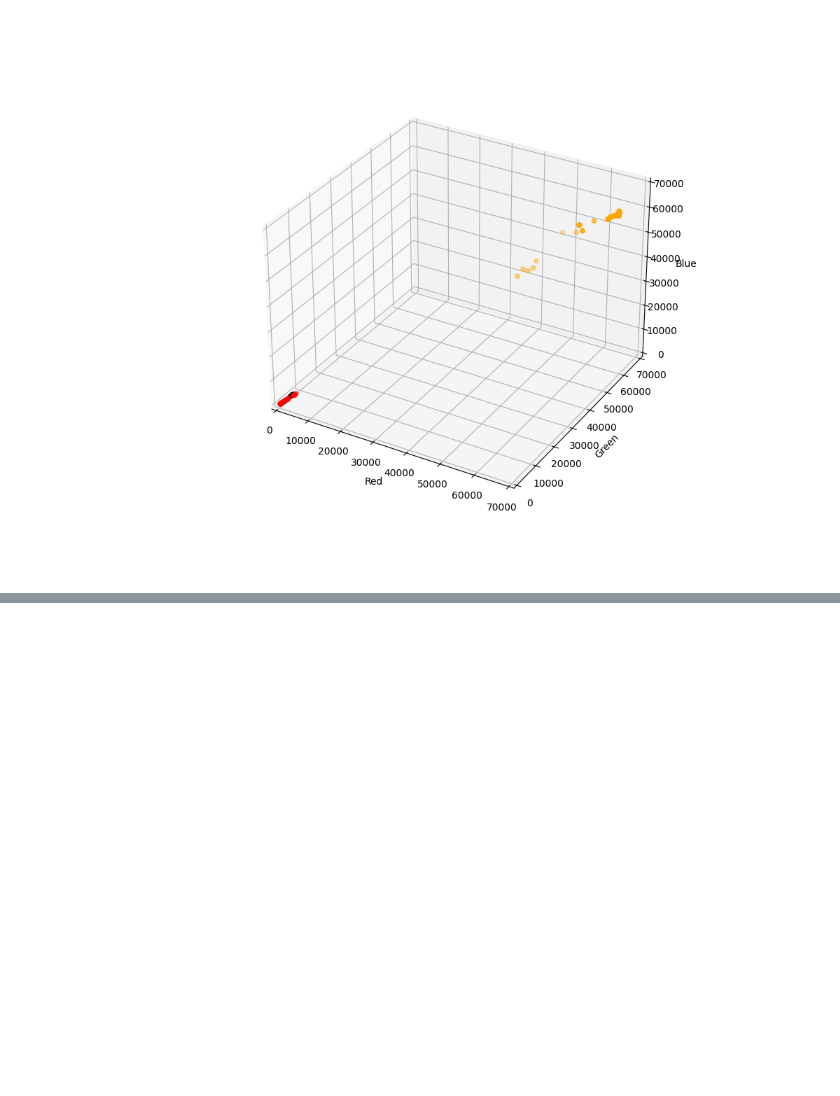
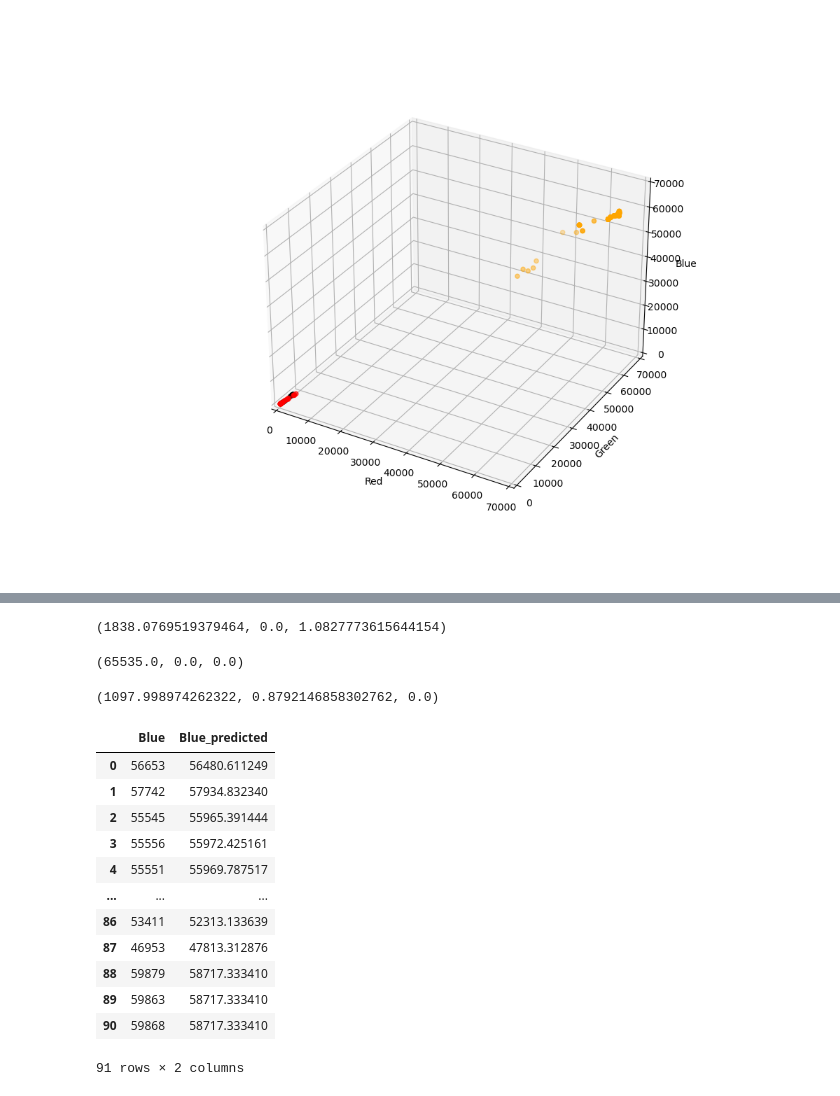
Before and after one commit to DimitarKV/CBLEmbedded, a Jupyter notebook: Orchestrator/Orchestrator.Portal/PointPlot/3DViewColorSensor.ipynb, the cells around one changed output, grey strips where cells are left out. Saved outputs shown, nothing was run; the diff lists cells and outputs as text; code cells hidden in the pictures; blank space fills up the shorter version.

```diff
--- a/Orchestrator/Orchestrator.Portal/PointPlot/3DViewColorSensor.ipynb
+++ b/Orchestrator/Orchestrator.Portal/PointPlot/3DViewColorSensor.ipynb
@@ -66,0 +98,62 @@ fg3 = ax.scatter3D(dfBlack['Red'], dfBlack['Green'], dfBlack['Blue'], color='bla
+# %%
+#Linear regression for the Red
+X_reg_train = dfWhite_train[['Green','Blue']].copy()
+y_reg_train = dfWhite_train[['Red']].copy()
+
+X_reg_train = dfWhite_test[['Green','Blue']].copy()
+y_reg_train = dfWhite_test[['Red']].copy()
+
+reg = LinearRegression()
+
+reg.fit(X_reg_train.values, y_reg_train)
+
+reg.intercept_[0], reg.coef_[0][0], reg.coef_[0][1]
+# %% [output]
+(1838.0769519379464, 0.0, 1.0827773615644154)
+# %%
+#Linear regression for the Green
+X_reg_train = dfWhite_train[['Red','Blue']].copy()
+y_reg_train = dfWhite_train[['Green']].copy()
+
+X_reg_train = dfWhite_test[['Red','Blue']].copy()
+y_reg_train = dfWhite_test[['Green']].copy()
+
+reg = LinearRegression()
+
+reg.fit(X_reg_train.values, y_reg_train)
+
+reg.intercept_[0], reg.coef_[0][0], reg.coef_[0][1]
+# %% [output]
+(65535.0, 0.0, 0.0)
+# %%
+#Linear regression for the Blue
+X_reg_train = dfWhite_train[['Red','Green']].copy()
+y_reg_train = dfWhite_train[['Blue']].copy()
+
+X_reg_train = dfWhite_test[['Red','Green']].copy()
+y_reg_train = dfWhite_test[['Blue']].copy()
+
+reg = LinearRegression()
+
+reg.fit(X_reg_train.values, y_reg_train)
+
+reg.intercept_[0], reg.coef_[0][0], reg.coef_[0][1]
+# %% [output]
+(1097.998974262322, 0.8792146858302762, 0.0)
+# %%
+dfWhite['Blue_predicted'] = reg.predict(dfWhite[['Red','Green']].values)
+dfWhite[['Blue','Blue_predicted']]
+# %% [output]
+|  | Blue | Blue_predicted |
+| 0 | 56653 | 56480.611249 |
+| 1 | 57742 | 57934.832340 |
+| 2 | 55545 | 55965.391444 |
+| 3 | 55556 | 55972.425161 |
+| 4 | 55551 | 55969.787517 |
+| ... | ... | ... |
+| 86 | 53411 | 52313.133639 |
+| 87 | 46953 | 47813.312876 |
+| 88 | 59879 | 58717.333410 |
+| 89 | 59863 | 58717.333410 |
+| 90 | 59868 | 58717.333410 |
+91 rows × 2 columns
```
Also changed, not shown: parts of 5 cells of this notebook.
